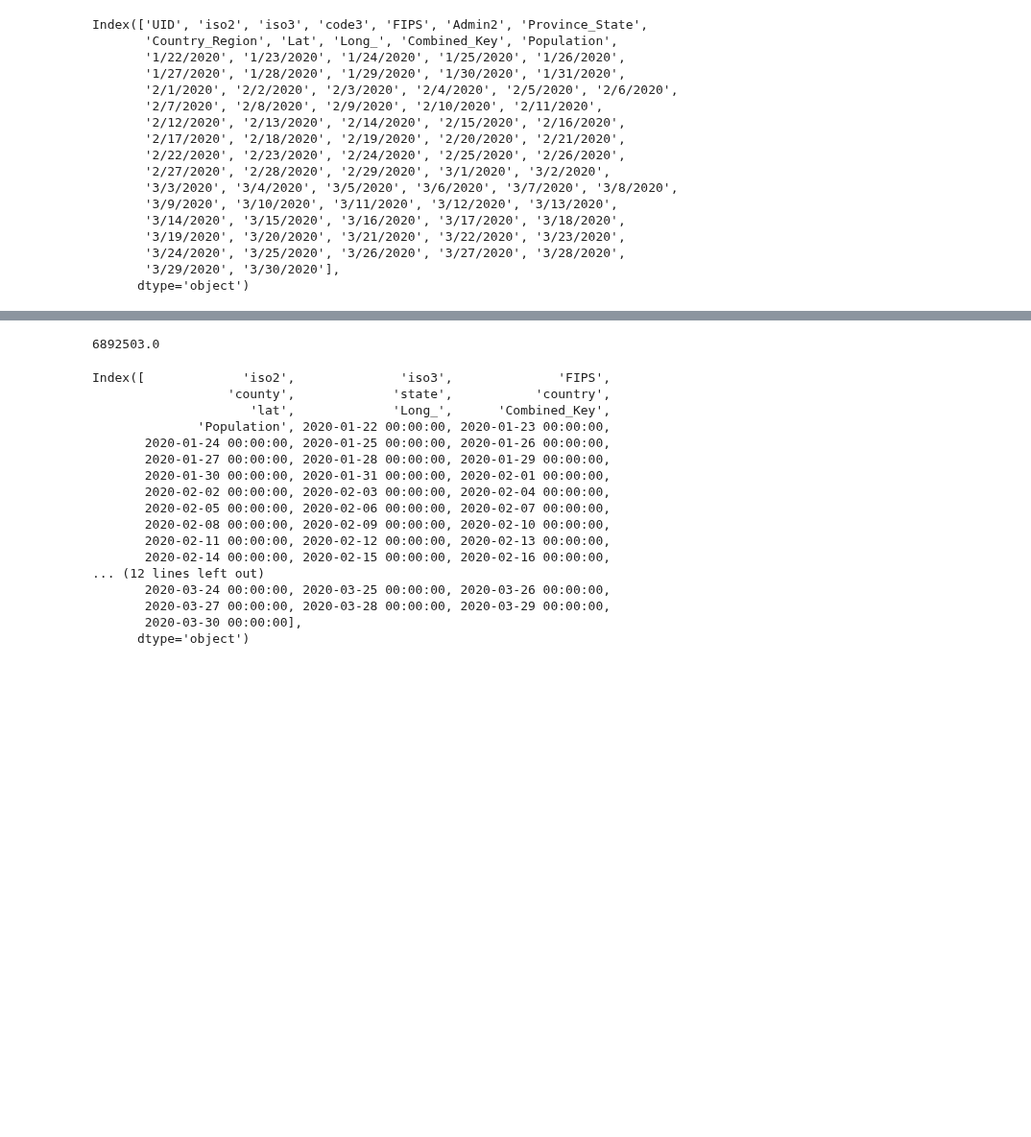
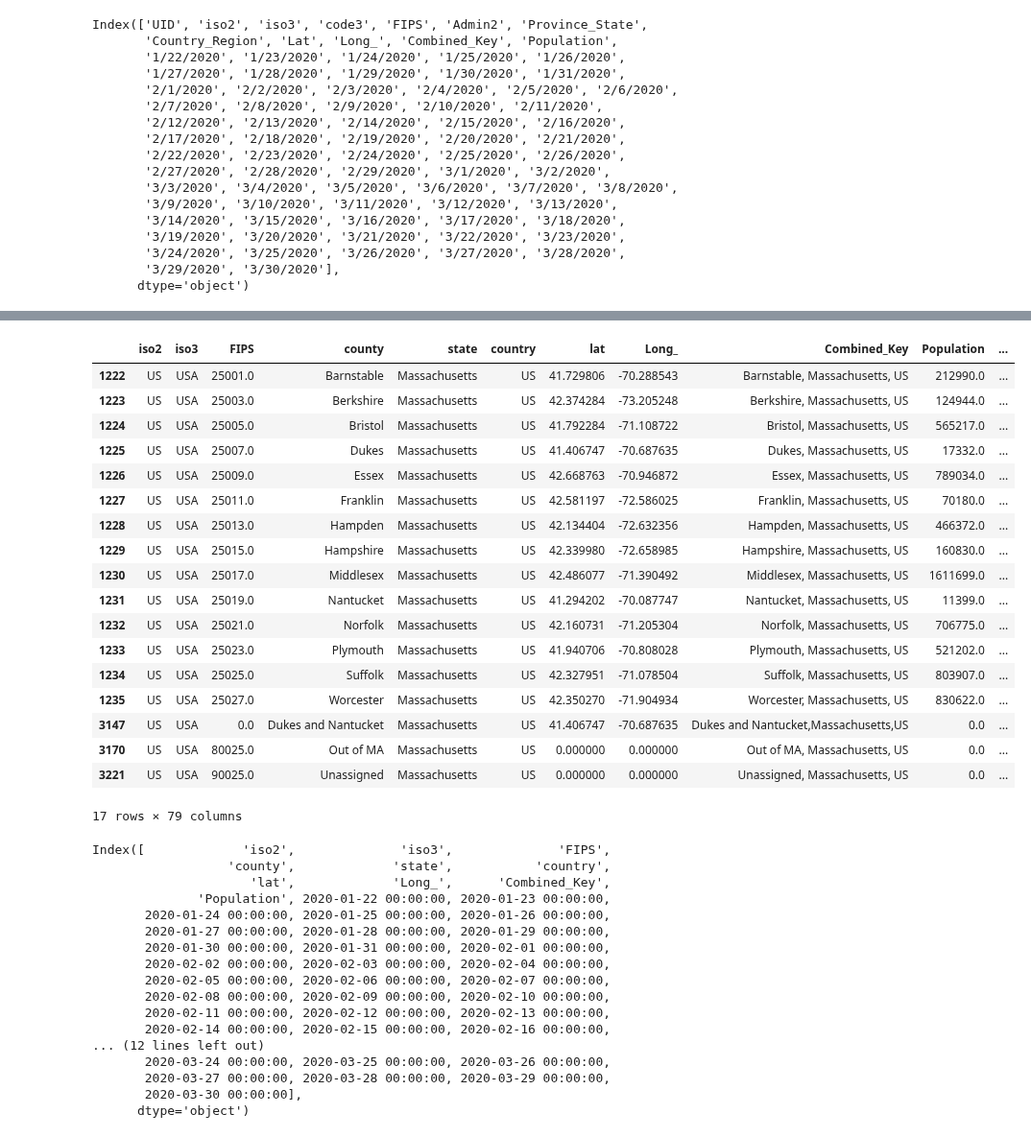
Before and after one commit to EarthBigData/covid19, a Jupyter notebook: dev_ebd_covid19_2.ipynb, the cells around one changed output, grey strips where cells are left out. Shown at 96% size. Cells and saved outputs as stored; diff of their text form; code cells hidden in the pictures; blank space fills up the shorter version.

```diff
--- a/dev_ebd_covid19_2.ipynb
+++ b/dev_ebd_covid19_2.ipynb
@@ -717,9 +725,27 @@ xlim=(pd.date_range(sd,ed)[0],pd.date_range(sd,ed)[-1])
 # %%
-mstate=df[df.state=='Massachusetts']
+state=df[df.state=='Massachusetts']
 # %%
-mstate['Population'].sum()
+mstate
 # %% [output]
+|  | iso2 | iso3 | FIPS | county | state | country | lat | Long_ | Combined_Key | Population | ... |
+| 1222 | US | USA | 25001.0 | Barnstable | Massachusetts | US | 41.729806 | -70.288543 | Barnstable, Massachusetts, US | 212990.0 | ... |
+| 1223 | US | USA | 25003.0 | Berkshire | Massachusetts | US | 42.374284 | -73.205248 | Berkshire, Massachusetts, US | 124944.0 | ... |
+| 1224 | US | USA | 25005.0 | Bristol | Massachusetts | US | 41.792284 | -71.108722 | Bristol, Massachusetts, US | 565217.0 | ... |
+| 1225 | US | USA | 25007.0 | Dukes | Massachusetts | US | 41.406747 | -70.687635 | Dukes, Massachusetts, US | 17332.0 | ... |
+| 1226 | US | USA | 25009.0 | Essex | Massachusetts | US | 42.668763 | -70.946872 | Essex, Massachusetts, US | 789034.0 | ... |
+| 1227 | US | USA | 25011.0 | Franklin | Massachusetts | US | 42.581197 | -72.586025 | Franklin, Massachusetts, US | 70180.0 | ... |
+| 1228 | US | USA | 25013.0 | Hampden | Massachusetts | US | 42.134404 | -72.632356 | Hampden, Massachusetts, US | 466372.0 | ... |
+| 1229 | US | USA | 25015.0 | Hampshire | Massachusetts | US | 42.339980 | -72.658985 | Hampshire, Massachusetts, US | 160830.0 | ... |
+| 1230 | US | USA | 25017.0 | Middlesex | Massachusetts | US | 42.486077 | -71.390492 | Middlesex, Massachusetts, US | 1611699.0 | ... |
+| 1231 | US | USA | 25019.0 | Nantucket | Massachusetts | US | 41.294202 | -70.087747 | Nantucket, Massachusetts, US | 11399.0 | ... |
+| 1232 | US | USA | 25021.0 | Norfolk | Massachusetts | US | 42.160731 | -71.205304 | Norfolk, Massachusetts, US | 706775.0 | ... |
+| 1233 | US | USA | 25023.0 | Plymouth | Massachusetts | US | 41.940706 | -70.808028 | Plymouth, Massachusetts, US | 521202.0 | ... |
+| 1234 | US | USA | 25025.0 | Suffolk | Massachusetts | US | 42.327951 | -71.078504 | Suffolk, Massachusetts, US | 803907.0 | ... |
+| 1235 | US | USA | 25027.0 | Worcester | Massachusetts | US | 42.350270 | -71.904934 | Worcester, Massachusetts, US | 830622.0 | ... |
+| 3147 | US | USA | 0.0 | Dukes and Nantucket | Massachusetts | US | 41.406747 | -70.687635 | Dukes and Nantucket,Massachusetts,US | 0.0 | ... |
+| 3170 | US | USA | 80025.0 | Out of MA | Massachusetts | US | 0.000000 | 0.000000 | Out of MA, Massachusetts, US | 0.0 | ... |
+| 3221 | US | USA | 90025.0 | Unassigned | Massachusetts | US | 0.000000 | 0.000000 | Unassigned, Massachusetts, US | 0.0 | ... |
-6892503.0
+17 rows × 79 columns
 # %%
 s = mstate.select_dtypes(np.int).sum()
 # %%
```
Also changed, not shown: parts of 12 cells of this notebook, 1 other file.
